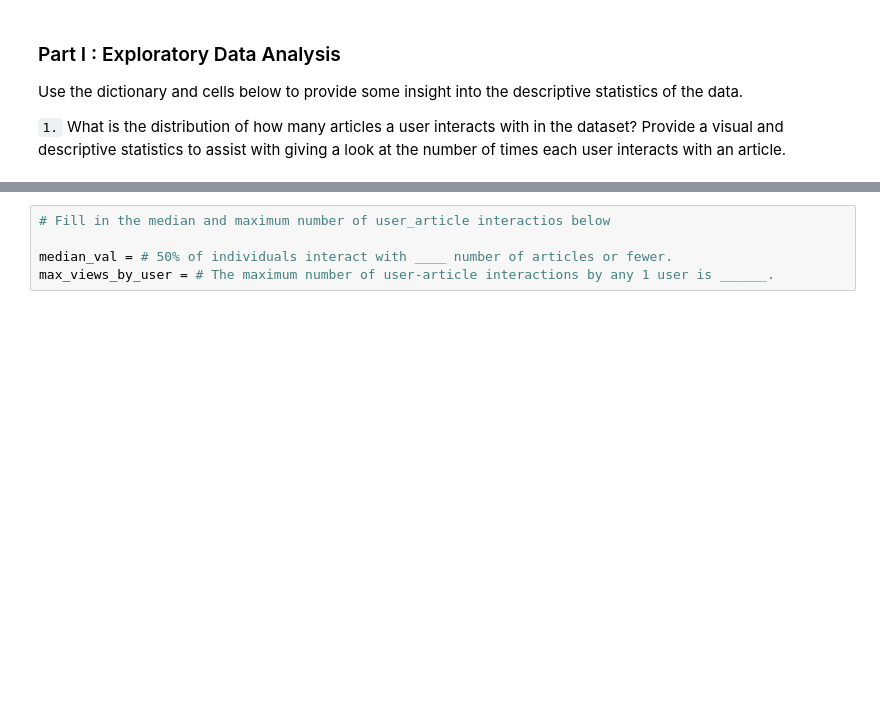
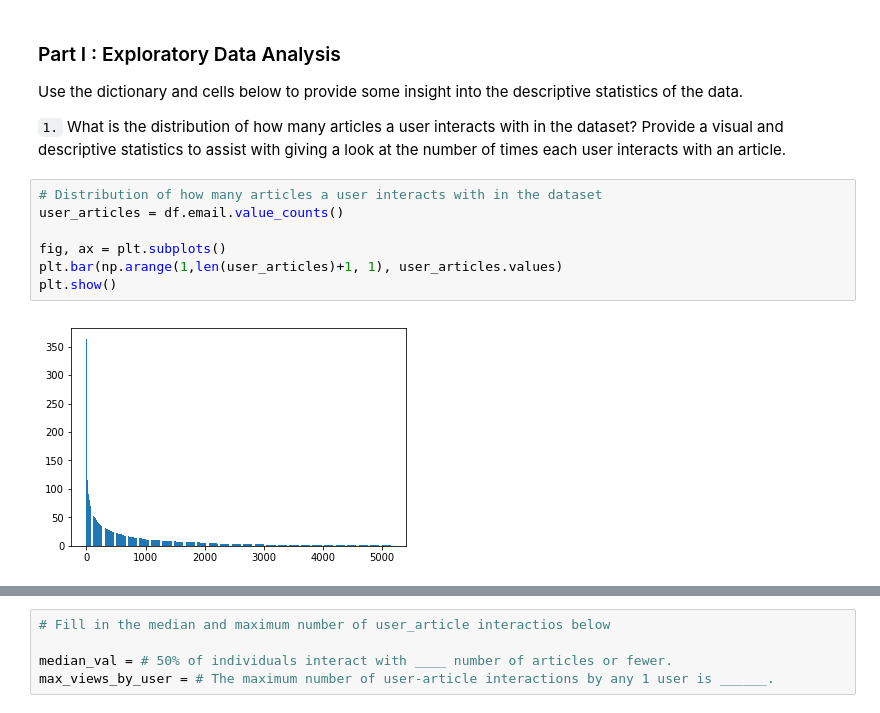
Before and after one commit to Jaouadeddadsi/Recommendations-Engines-with-IBM, a Jupyter notebook: Recommendations_with_IBM.ipynb, the cells around one changed output, grey strips where cells are left out. Drawn from its saved outputs; the diff is of its cells as text; blank space fills up the shorter version.

```diff
--- a/Recommendations_with_IBM.ipynb
+++ b/Recommendations_with_IBM.ipynb
@@ -43,3 +57,12 @@ df_content.head()
 Use the dictionary and cells below to provide some insight into the descriptive statistics of the data.
 
 `1.` What is the distribution of how many articles a user interacts with in the dataset?  Provide a visual and descriptive statistics to assist with giving a look at the number of times each user interacts with an article.
+# %%
+# Distribution of how many articles a user interacts with in the dataset
+user_articles = df.email.value_counts()
+
+fig, ax = plt.subplots()
+plt.bar(np.arange(1,len(user_articles)+1, 1), user_articles.values)
+plt.show()
+# %% [output]
+[figure, added]
```
Also changed, not shown: parts of 6 cells of this notebook.
